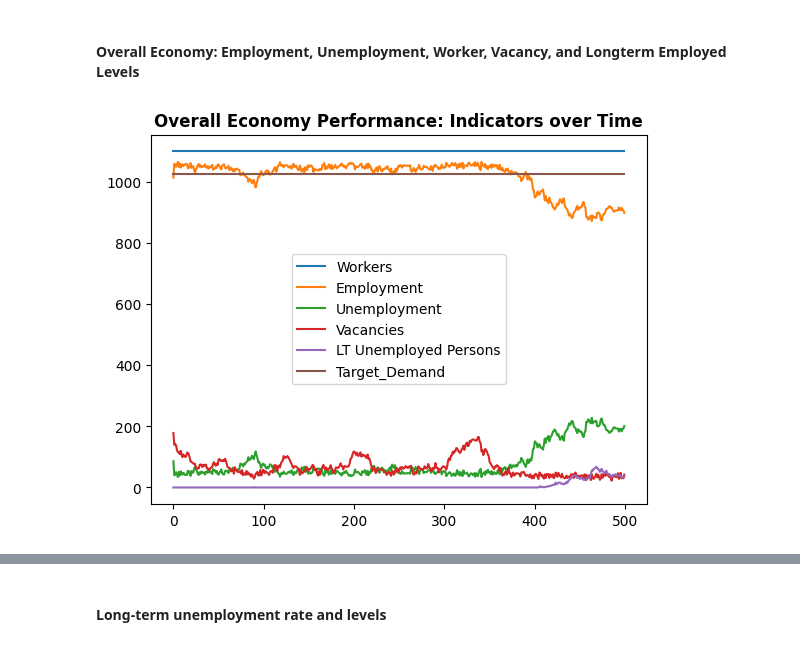
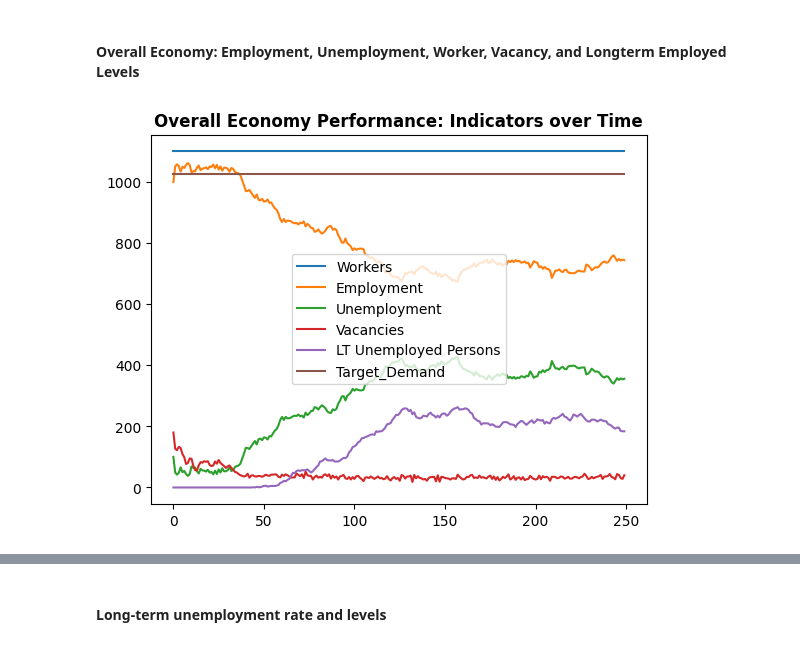
Before and after one commit to ebbam/transition_abm, a Jupyter notebook: code/toy_transition_abm.ipynb, the cells around one changed output, grey strips where cells are left out. Saved outputs shown, nothing was run; the diff lists cells and outputs as text; code cells hidden in the pictures.

```diff
--- a/code/toy_transition_abm.ipynb
+++ b/code/toy_transition_abm.ipynb
@@ -110,12 +116,12 @@ class worker:
         # Currently takes a value 0-9 indicating at which index of utility ranked vacancies to start sampling/slicing
         wrkr.risk_aversion = risk_av_score
 
-    def search_and_apply(wrkr, vac_list, beh):
+    def search_and_apply(wrkr, net, vac_list, beh):
         # A sample of relevant vacancies are found that are in neighboring occupations
         # Will need to add a qualifier in case sample is greater than available relevant vacancies
         # ^^ have added qualifier...bad form to reassign list?
-        rel_vacs = [vac for vac in vacs if net[wrkr.occupation_id].list_of_neigh_bool[vac.occupation_id]]
-        if behav:
+        rel_vacs = [vac for vac in vac_list if net[wrkr.occupation_id].list_of_neigh_bool[vac.occupation_id]]
+        if beh:
             rel_vacs = random.sample(rel_vacs, min(len(rel_vacs), 30))
             # Sort found relevant vacancies by utility-function defined above and apply to amount dictated by impatience
             for v in sorted(rel_vacs, key = lambda v: util(wrkr.wage, v.wage,net[wrkr.occupation_id].list_of_neigh_weights[v.occupation_id]), reverse = True)[slice(wrkr.risk_aversion, wrkr.risk_aversion + search_effort(wrkr.time_unemployed))]:
@@ -168,7 +174,7 @@ class vac:
         v.occupation_id = occupation_id
         v.applicants = applicants
         v.wage = wage
-    def hire(v):
+    def hire(v, net):
         a = random.choice([app for app in v.applicants if not(app.hired)])
         assert(not(a.employed))
         assert(not(a.hired))
@@ -237,8 +243,8 @@ def initialise(n_occ, employment, unemployment, vacancies, demand_target, A, wag
 # INITIAL MODEL CONDITIONS ########
 ###################################
 if init == "toy":
-    T = 500
-    delta_u = 0.04
+    T = 250
+    delta_u = 0.045
     delta_v = 0.04
     gamma_u = gamma_v = gamma = 0.01
 
@@ -351,0 +351,4 @@ ValueError: The truth value of a Series is ambiguous. Use a.empty, a.bool(), a.i
+# %%
+
+sim_record_t = run_sim(True, mod_data, T, 50)
+sim_record_f = run_sim(False, mod_data, T, 50)
@@ -354,5 +375,5 @@ ValueError: The truth value of a Series is ambiguous. Use a.empty, a.bool(), a.i
 # %%
 # Results specifications (whether to save as final or not)
 final = False
-record.pop('Sim')
-pd.concat([record_all, record.insert(0, 'Sim', 5)], axis=0, ignore_index=True)
+record1_t = sim_record_t.loc[(sim_record_t.Sim == 0)]
+record1_f = sim_record_f.loc[(sim_record_f.Sim == 0)]
@@ -363,18 +381,17 @@ pd.concat([record_all, record.insert(0, 'Sim', 5)], axis=0, ignore_index=True)
 #### Overall Economy: Employment, Unemployment, Worker, Vacancy, and Longterm Employed Levels
 # %%
 # Indicators in overall economy
-totals = record.loc[:,['Time', 'Workers','Employment', 'Unemployment', 'Vacancies', 'LT Unemployed Persons', 'Target_Demand']].groupby(['Time']).sum()
+totals = record1_f.loc[:,['Time', 'Workers','Employment', 'Unemployment', 'Vacancies', 'LT Unemployed Persons', 'Target_Demand']].groupby(['Time']).sum()
 lgd = []
 for column in totals[1:]:
     plt.plot(totals[column])
     lgd.append(column)
+    plt.legend(list(lgd), loc="center", ncol=1)
 plt.title("Overall Economy Performance: Indicators over Time", fontweight = 'bold')
-if not behav:
-    plt.legend(list(lgd), loc="center", ncol=1)
 if final:
     plt.savefig('../output/overall_economy_base.jpg', dpi = 300)
 else:
     plt.show()
 plt.close()
 # %% [output]
-[figure, old version]
+[figure, new version]
```
Also changed, not shown: parts of 15 cells of this notebook, 6 other files.
